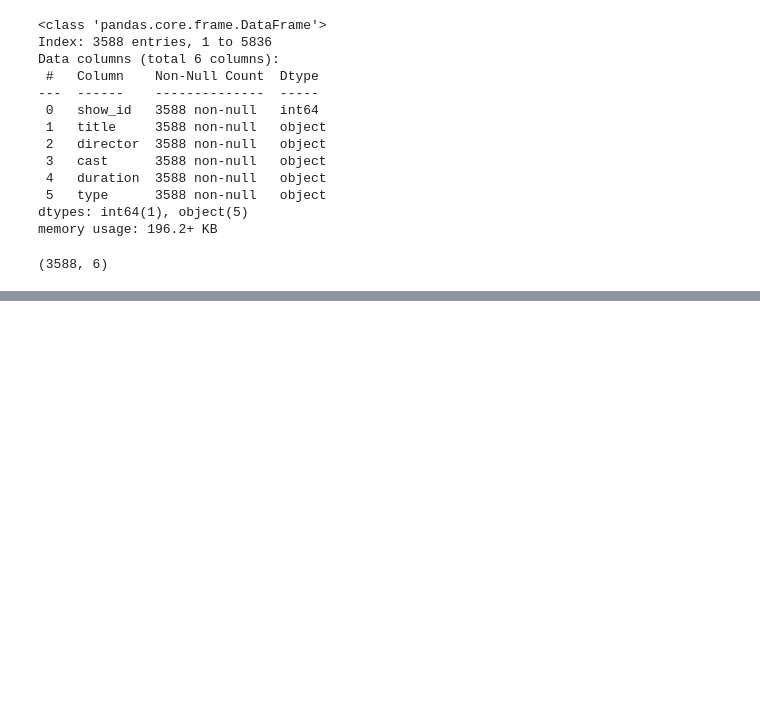
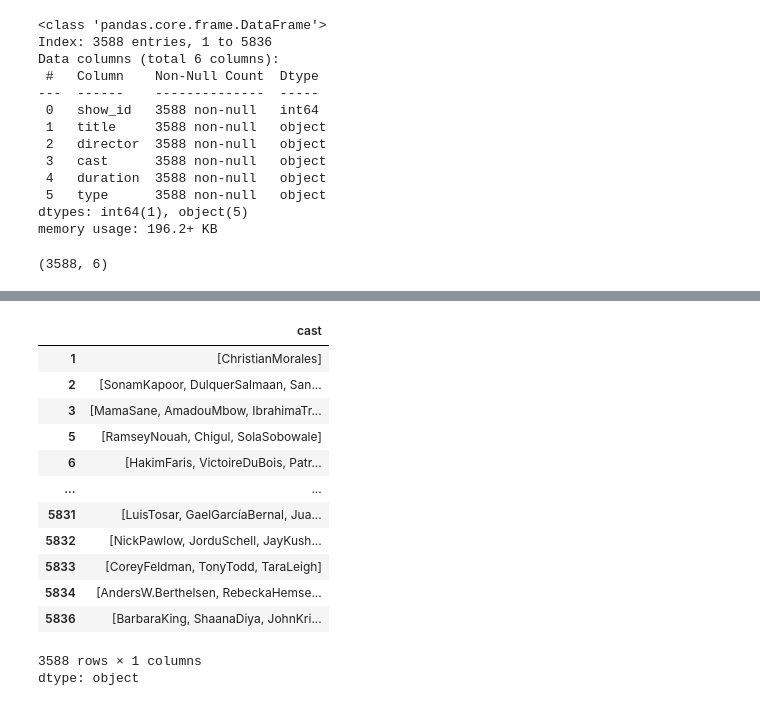
Before and after one commit to Pritishcoder07/Movie_Recommendation, a Jupyter notebook: Movie.ipynb, the cells around one changed output, grey strips where cells are left out. Drawn from its saved outputs; the diff is of its cells as text; code cells hidden in the pictures; blank space fills up the shorter version.

```diff
--- a/Movie.ipynb
+++ b/Movie.ipynb
@@ -118,0 +136,17 @@ movie.shape
+# %%
+movie['cast'].apply(lambda x:[i.replace(" ","")for i in x])
+# %% [output]
+|  | cast |
+| 1 | [ChristianMorales] |
+| 2 | [SonamKapoor, DulquerSalmaan, San... |
+| 3 | [MamaSane, AmadouMbow, IbrahimaTr... |
+| 5 | [RamseyNouah, Chigul, SolaSobowale] |
+| 6 | [HakimFaris, VictoireDuBois, Patr... |
+| ... | ... |
+| 5831 | [LuisTosar, GaelGarcíaBernal, Jua... |
+| 5832 | [NickPawlow, JorduSchell, JayKush... |
+| 5833 | [CoreyFeldman, TonyTodd, TaraLeigh] |
+| 5834 | [AndersW.Berthelsen, RebeckaHemse... |
+| 5836 | [BarbaraKing, ShaanaDiya, JohnKri... |
+3588 rows × 1 columns
+dtype: object
```
Also changed, not shown: parts of 1 cell of this notebook.
